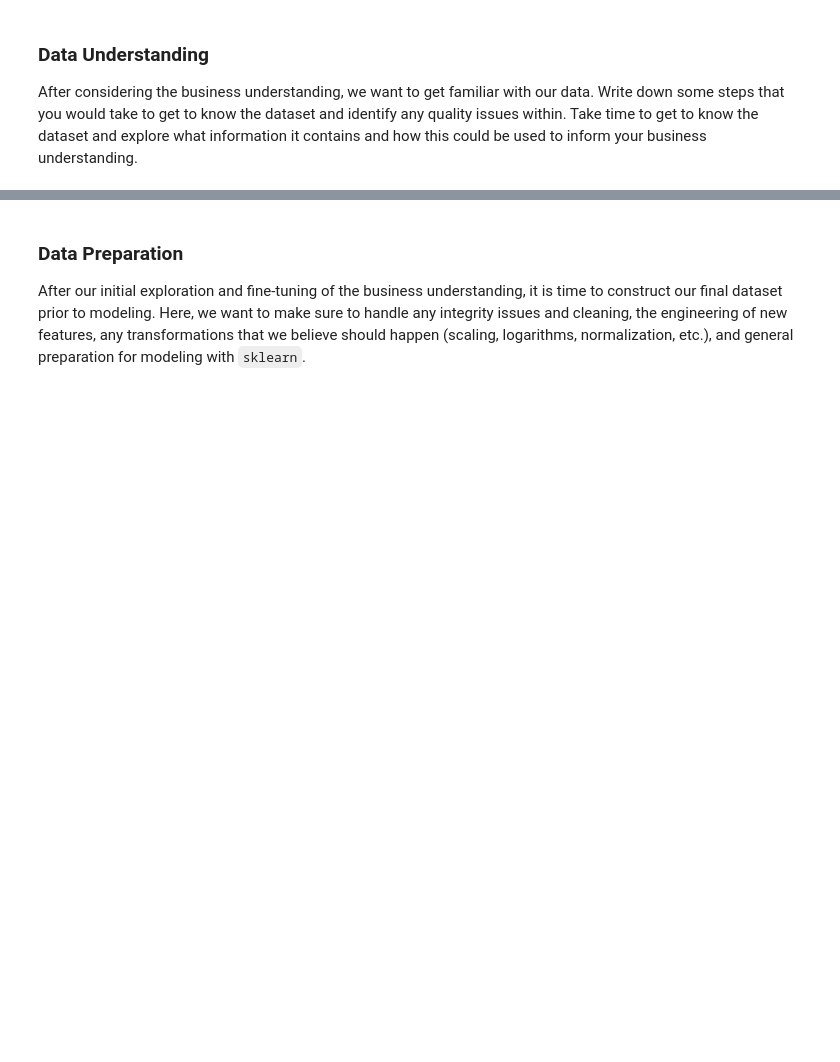
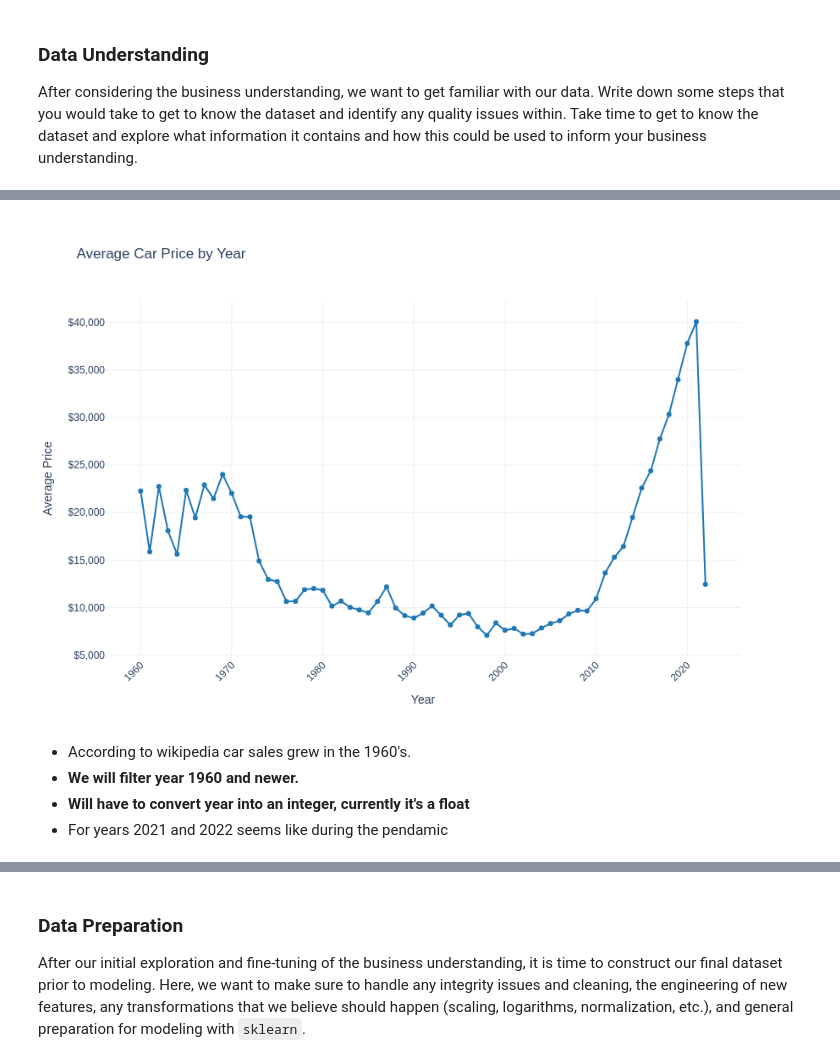
Before and after one commit to salorozco/machine-learning-and-artificial-intelligence, a Jupyter notebook: used_cars/prompt_II.ipynb, the cells around one changed output, grey strips where cells are left out. Cells and saved outputs as stored; diff of their text form; code cells hidden in the pictures; blank space fills up the shorter version.

```diff
--- a/used_cars/prompt_II.ipynb
+++ b/used_cars/prompt_II.ipynb
@@ -25,0 +237,35 @@ After considering the business understanding, we want to get familiar with our d
+# %%
+# Calculate the average price per year
+avg_price_by_year = filtered_year_price.groupby("year")["price"].mean().reset_index()
+avg_price_by_year.columns = ['Year', 'Average Price']
+
+# Create a Plotly line chart
+fig = px.line(
+    avg_price_by_year,
+    x="Year",
+    y="Average Price",
+    markers=True,  # Show markers at each point
+    title="Average Car Price by Year",
+    line_shape="linear",
+    color_discrete_sequence=["#1f77b4"]  # Muted blue color
+)
+
+fig.update_layout(
+    xaxis_title="Year",
+    yaxis_title="Average Price",
+    height=600,
+    width=1000,
+    template="plotly_white",
+    xaxis=dict(tickangle=-45),
+    yaxis_tickprefix="$",
+    yaxis_tickformat=","
+)
+
+fig.show()
+# %% [output]
+[figure, added]
+# %% [markdown]
+- According to wikipedia car sales grew in the 1960's.
+- **We will filter year 1960 and newer.**
+- **Will have to convert year into an integer, currently it's a float**
+- For years 2021 and 2022 seems like during the pendamic
```
Also changed, not shown: parts of 50 cells of this notebook, 2 other files.
